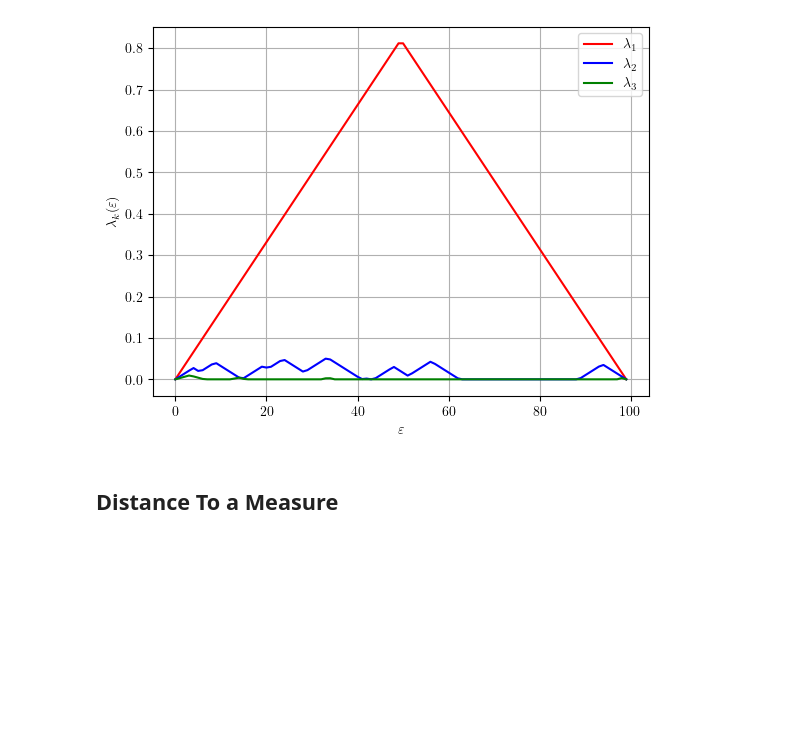
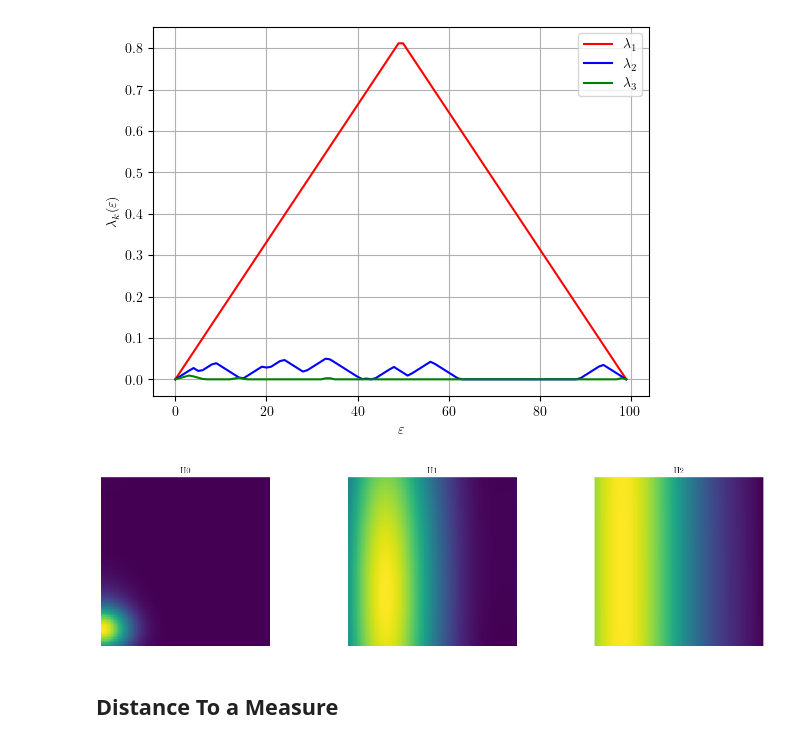
Before and after one commit to marcelnoehre/tda-imputation-robustness, a Jupyter notebook: notebooks/function_based.ipynb, the cells around one changed output. Drawn from its saved outputs; the diff is of its cells as text; code cells hidden in the pictures; blank space fills up the shorter version.

```diff
--- a/notebooks/function_based.ipynb
+++ b/notebooks/function_based.ipynb
@@ -56,6 +56,11 @@ vr_landscape = PersistenceLandscape().fit_transform(vr_diagrams)
 plot_persistence_landscape(vr_landscape[0])
 # %% [output]
 [figure]
+# %%
+vr_image = persistence_image().fit_transform(vr_diagrams)
+plot_persistence_image(vr_image)
+# %% [output]
+[figure, added]
 # %% [markdown]
 ## Distance To a Measure
 # %%
```
Also changed, not shown: parts of 8 cells of this notebook, 2 other files.
